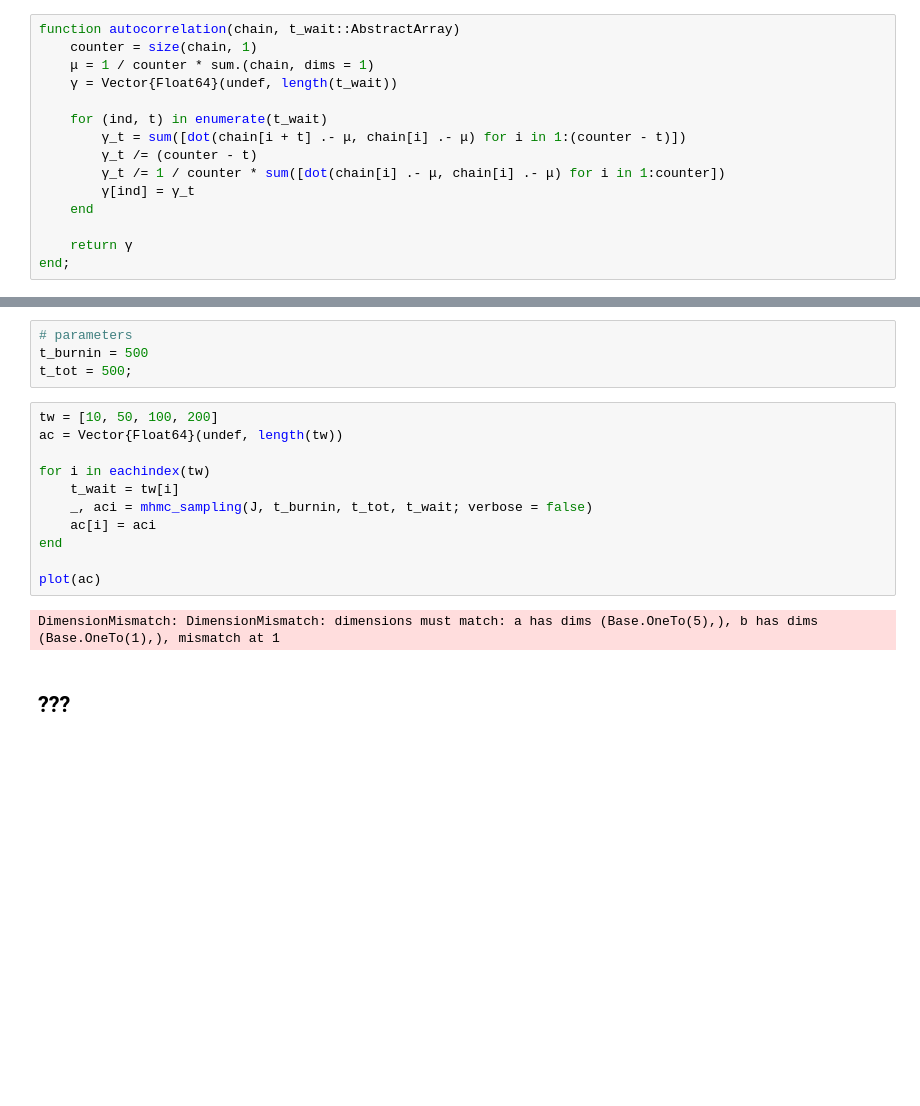
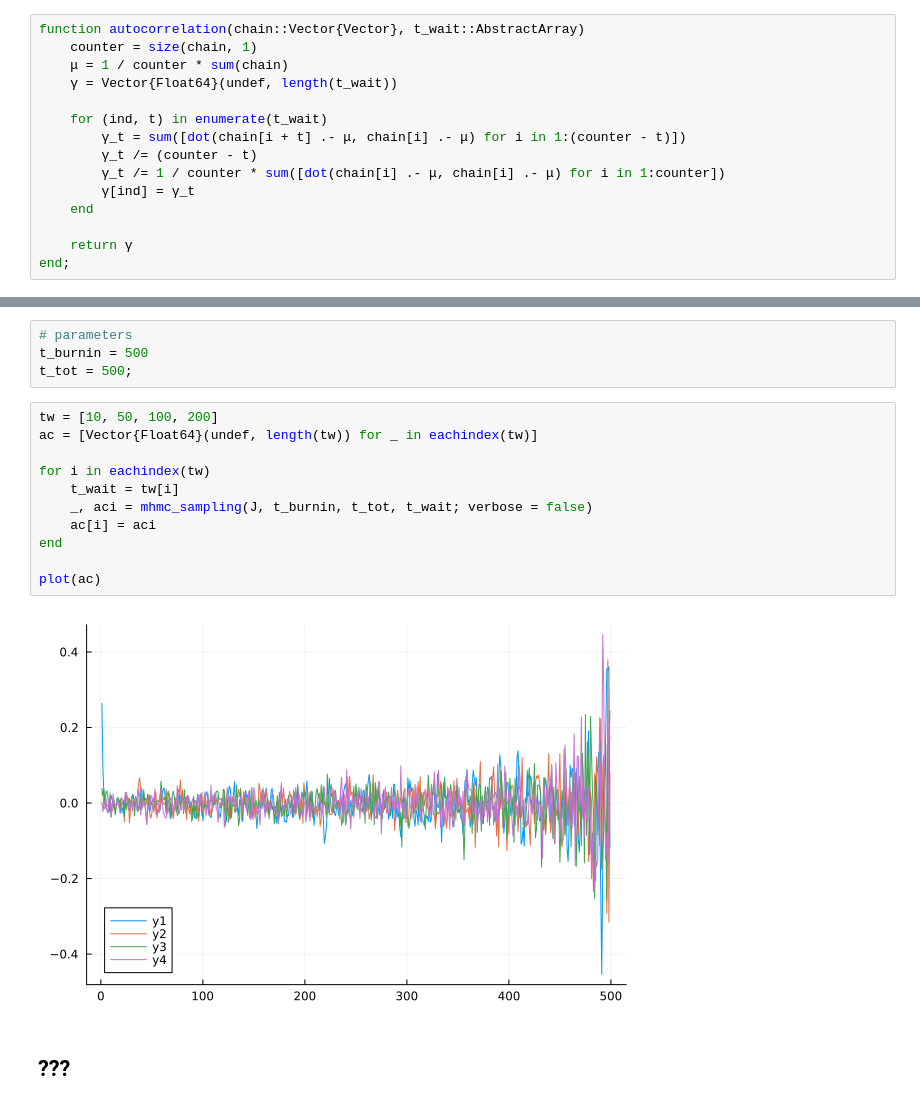
Before and after one commit to caporali/models_and_algorithms_project, a Jupyter notebook: project/main.ipynb, the cells around one changed output, grey strips where cells are left out. Drawn from its saved outputs; the diff is of its cells as text; blank space fills up the shorter version.

Commit message:
Fixed autocorrelation function + minor changes
- Fixed sum for "\mu" in "autocorrelation" function
- Fixed variables initialization
- Added type specification in "autocorrelation"

```diff
--- a/project/main.ipynb
+++ b/project/main.ipynb
@@ -655,9 +655,9 @@ A monte Carlo estimator for it is
 	\hat{\gamma}(r) = \frac{\displaystyle \frac{1}{n - r} \sum_{i = 1}^{n - r} (x^{(i)} - \hat{\mu}_{n}) (x^{(i + r)} - \hat{\mu}_n)}{\displaystyle \frac{1}{n} \sum_{i = 1}^{n} (x^{(i)} - \hat{\mu}_n)^2}.
 \end{align*}
 # %%
-function autocorrelation(chain, t_wait::AbstractArray)
+function autocorrelation(chain::Vector{Vector}, t_wait::AbstractArray)
 	counter = size(chain, 1)
-	μ = 1 / counter * sum.(chain, dims = 1)
+	μ = 1 / counter * sum(chain)
 	γ = Vector{Float64}(undef, length(t_wait))
 
 	for (ind, t) in enumerate(t_wait)
@@ -703,17 +703,17 @@ t_burnin = 500
 t_tot = 500;
 # %%
 tw = [10, 50, 100, 200]
-ac = Vector{Float64}(undef, length(tw))
+ac = [Vector{Float64}(undef, length(tw)) for _ in eachindex(tw)]
 
 for i in eachindex(tw)
 	t_wait = tw[i]
 	_, aci = mhmc_sampling(J, t_burnin, t_tot, t_wait; verbose = false)
 	ac[i] = aci
 end
 
 plot(ac)
 # %% [output]
-DimensionMismatch: DimensionMismatch: dimensions must match: a has dims (Base.OneTo(5),), b has dims (Base.OneTo(1),), mismatch at 1
+[figure, added]
 # %% [markdown]
 ## ???
 # %%
```
Also changed, not shown: parts of 2 cells of this notebook.
